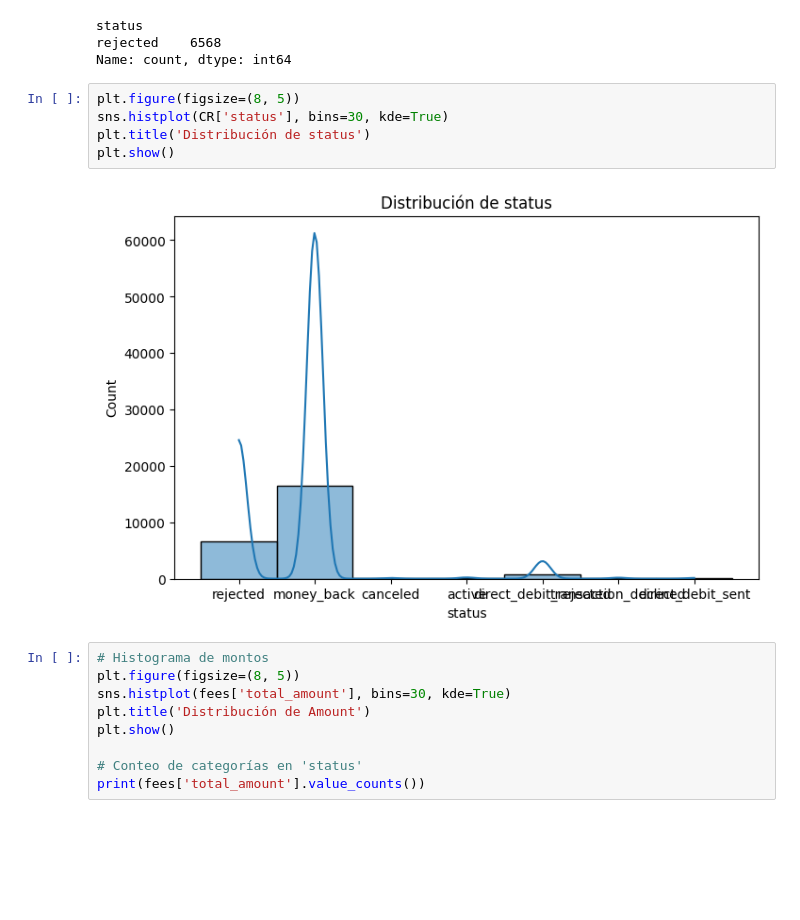
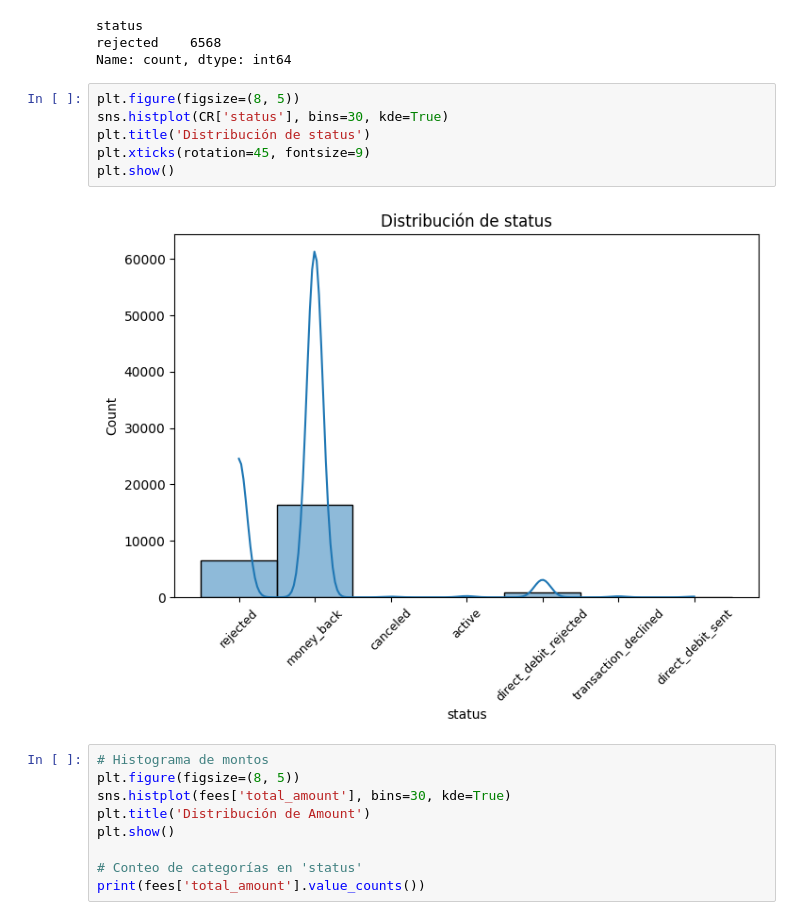
Before and after one commit to Chriester/Proyecto2, a Jupyter notebook: proyecto2_manu.ipynb, the cells around one changed output. Drawn from its saved outputs; the diff is of its cells as text; blank space fills up the shorter version.

```diff
--- a/proyecto2_manu.ipynb
+++ b/proyecto2_manu.ipynb
@@ -78,10 +78,11 @@ Name: count, dtype: int64
 # %%
 plt.figure(figsize=(8, 5))
 sns.histplot(CR['status'], bins=30, kde=True)
 plt.title('Distribución de status')
+plt.xticks(rotation=45, fontsize=9)
 plt.show()
 # %% [output]
-[figure, old version]
+[figure, new version]
 # %%
 # Histograma de montos
 plt.figure(figsize=(8, 5))
```
Also changed, not shown: parts of 10 cells of this notebook.
